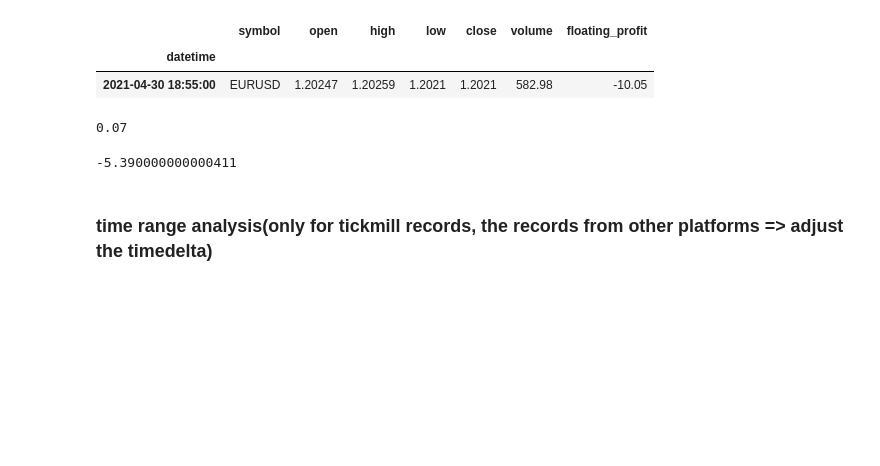
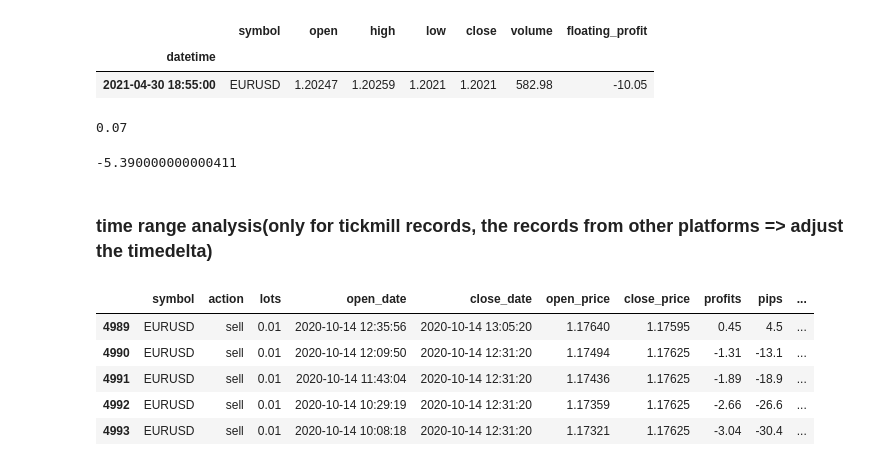
Before and after one commit to deep-forex-trading-group/Rule-based-forex-trading-system, a Jupyter notebook: Analysis/analysis_fm_rc.ipynb, the cells around one changed output. Drawn from its saved outputs; the diff is of its cells as text; code cells hidden in the pictures; blank space fills up the shorter version.

```diff
--- a/Analysis/analysis_fm_rc.ipynb
+++ b/Analysis/analysis_fm_rc.ipynb
@@ -92 +92,10 @@ start_dt, end_dt = "2021-06-11 13:30:00","2021-06-11 15:50:00"
 start_dt, end_dt = str(pd.to_datetime(start_dt) - timedelta(hours=3)), str(pd.to_datetime(end_dt) - timedelta(hours=3))
+# %%
+yht_rc_df.tail()
+# %% [output]
+|  | symbol | action | lots | open_date | close_date | open_price | close_price | profits | pips | ... |
+| 4989 | EURUSD | sell | 0.01 | 2020-10-14 12:35:56 | 2020-10-14 13:05:20 | 1.17640 | 1.17595 | 0.45 | 4.5 | ... |
+| 4990 | EURUSD | sell | 0.01 | 2020-10-14 12:09:50 | 2020-10-14 12:31:20 | 1.17494 | 1.17625 | -1.31 | -13.1 | ... |
+| 4991 | EURUSD | sell | 0.01 | 2020-10-14 11:43:04 | 2020-10-14 12:31:20 | 1.17436 | 1.17625 | -1.89 | -18.9 | ... |
+| 4992 | EURUSD | sell | 0.01 | 2020-10-14 10:29:19 | 2020-10-14 12:31:20 | 1.17359 | 1.17625 | -2.66 | -26.6 | ... |
+| 4993 | EURUSD | sell | 0.01 | 2020-10-14 10:08:18 | 2020-10-14 12:31:20 | 1.17321 | 1.17625 | -3.04 | -30.4 | ... |
```
Also changed, not shown: parts of 8 cells of this notebook, 1 other file.
